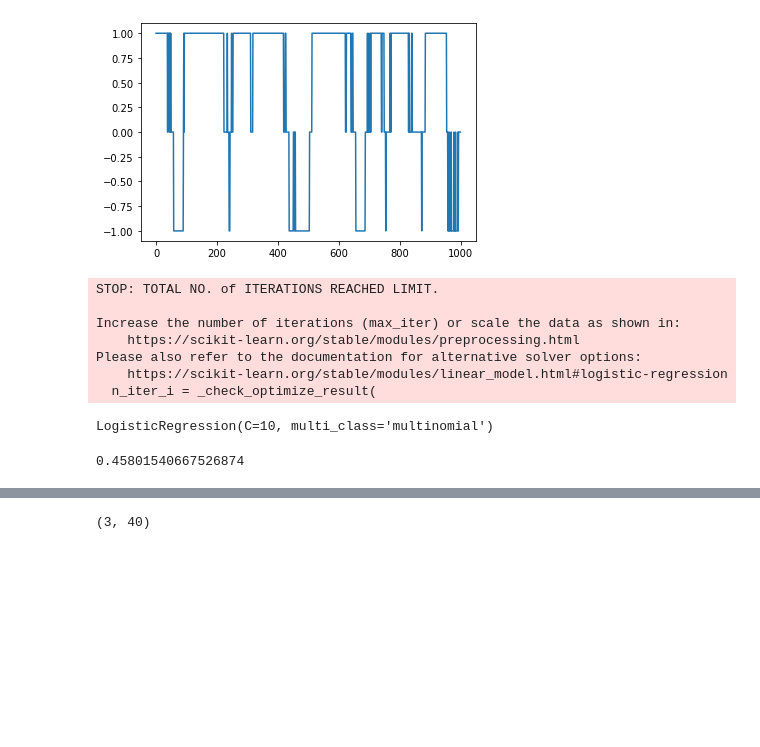
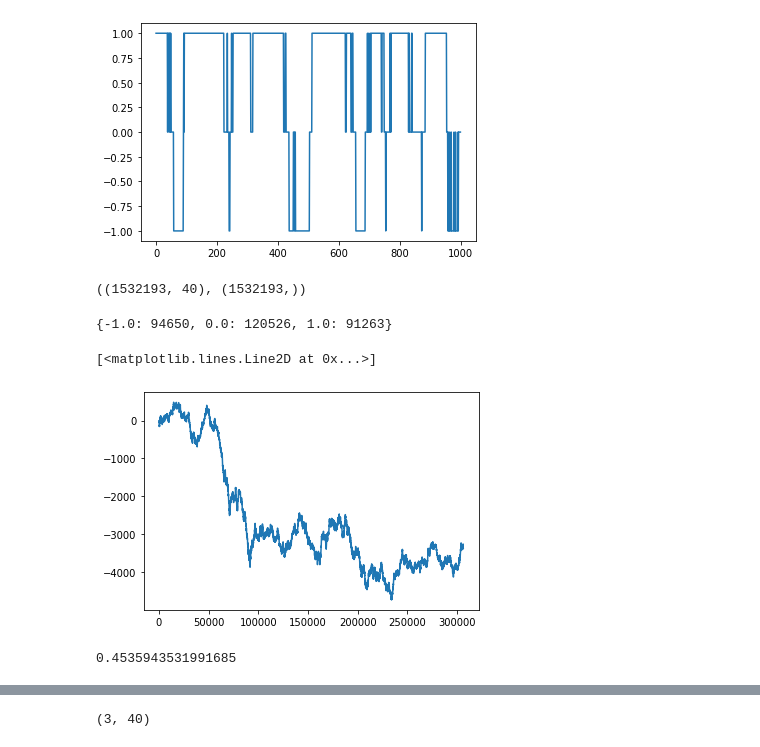
Before and after one commit to Zheng-Yi-git/High_Freq_Trading, a Jupyter notebook: demo.ipynb, the cells around one changed output, grey strips where cells are left out. Drawn from its saved outputs; the diff is of its cells as text; code cells hidden in the pictures; blank space fills up the shorter version.

Commit message:
split train and val

```diff
--- a/demo.ipynb
+++ b/demo.ipynb
@@ -58,23 +59,36 @@ plt.plot(label['159928_48'][:1000])
 # %%
 X = data['159928_48']
 y = label['159928_48']
+X.shape, y.shape
+# %% [output]
+((1532193, 40), (1532193,))
+# %%
+from sklearn.model_selection import train_test_split
+train_X, test_X, train_y, test_y = train_test_split(X, y, test_size=0.2, random_state=42, shuffle=False)
+# %%
+unique,count=np.unique(test_y,return_counts=True)
+data_count=dict(zip(unique,count))
+data_count
+# %% [output]
+{-1.0: 94650, 0.0: 120526, 1.0: 91263}
+# %%
+cumulative_y = np.ones_like(test_y)
+cumulative_y[0] = test_y[0]
+for i in range(1, len(test_y)):
+    cumulative_y[i] = cumulative_y[i-1] + test_y[i]
+# %%
+plt.plot(cumulative_y)
+# %% [output]
+[<matplotlib.lines.Line2D at 0x...>]
+[figure, added]
 # %%
 ### logistic regression
 from sklearn.linear_model import LogisticRegression
 
 softmax_reg = LogisticRegression(multi_class="multinomial", solver="lbfgs", C=10)
-softmax_reg.fit(X, y)
+softmax_reg.fit(train_X, train_y)
+acc_softmax = softmax_reg.score(test_X, test_y)
-# %% [output]
-STOP: TOTAL NO. of ITERATIONS REACHED LIMIT.
-
-Increase the number of iterations (max_iter) or scale the data as shown in:
-    https://scikit-learn.org/stable/modules/preprocessing.html
-Please also refer to the documentation for alternative solver options:
-    https://scikit-learn.org/stable/modules/linear_model.html#logistic-regression
-  n_iter_i = _check_optimize_result(
-LogisticRegression(C=10, multi_class='multinomial')
-# %%
-acc = softmax_reg.score(X, y)
-acc
-# %% [output]
-0.45801540667526874
+# %%
+acc_softmax
+# %% [output]
+0.4535943531991685
```
Also changed, not shown: parts of 31 cells of this notebook.
